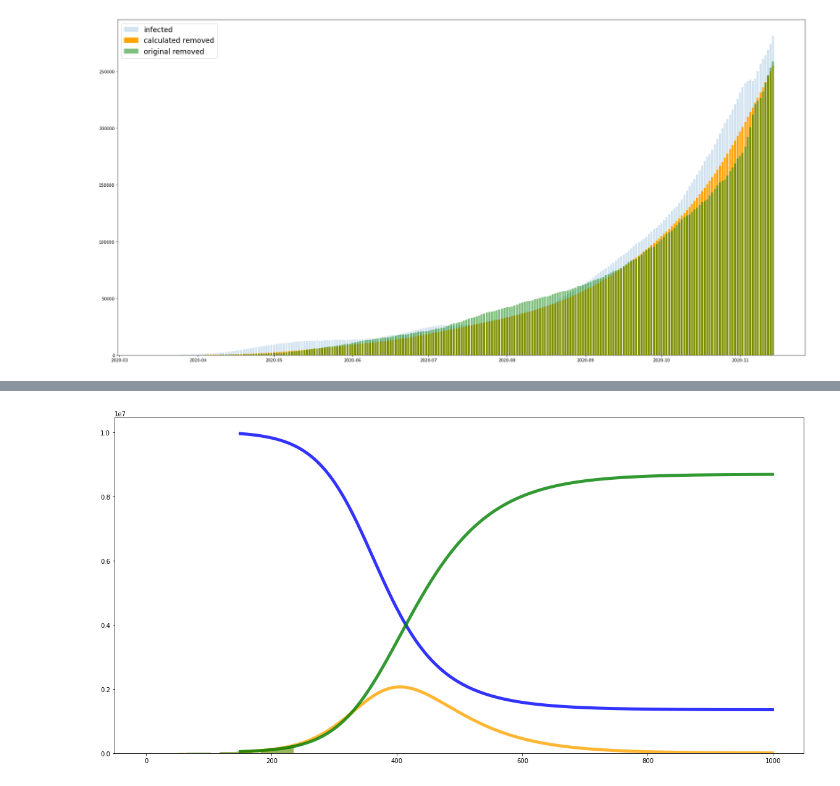
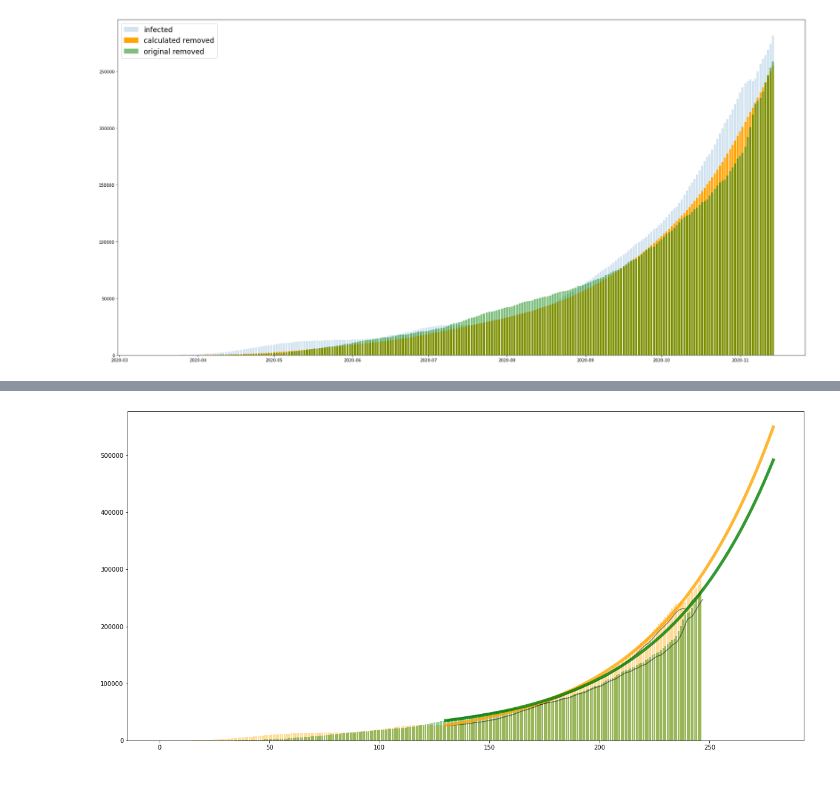
Before and after one commit to FelisLynx/corona_predictor, a Jupyter notebook: corona_predictor_SIR.ipynb, the cells around one changed output, grey strips where cells are left out. Drawn from its saved outputs; the diff is of its cells as text; code cells hidden in the pictures.

Commit message:
optimized infication rate, almost done, tbd: optimize recovery rate

```diff
--- a/corona_predictor_SIR.ipynb
+++ b/corona_predictor_SIR.ipynb
@@ -155,7 +155,7 @@ plt.show()
 #https://index.minfin.com.ua/ua/reference/people/
 #Nation = 41724000 #original minfin value
 
-Nation = 10000000
+Nation = 40000000
 
 infication_rate_arr = (Nation * (d_infected + d_removed)) / (infected * (Nation - infected - removed))
 
@@ -217,42 +217,75 @@ plt.show()
 #reproduction_rate = estim_infication_rate / estim_removal_rate
 #print("reproduction_rate =", reproduction_rate)
 
+from sklearn.metrics import mean_squared_error
+
 #starting on the edge is very unstable
-start_day = 150
-days = np.arange(1000)
+start_day = 130
+days = np.arange(280)
 days_slice = days[start_day:]
 
-#reference SIR to check our model
-Ir = [infected[start_day]]
-Sr = [Nation-I[0]]
-Rr = [removed[start_day]]
+#DEBUG!!!!!
+#inf_r_opt_coef[2]=0.038
 
-#calculated SIR based on approximated coefficients
-I = [infected[start_day]]
-S = [Nation-I[0]]
-R = [removed[start_day]]
+def calculate_SIR_arrays():
 
-#DEBUG!!!!!
-inf_r_opt_coef[2]=0.0405
+    #reference SIR to check our model
+    Ir = [infected[start_day]]
+    Sr = [Nation-Ir[0]]
+    Rr = [removed[start_day]]
 
-for t in days_slice:
-    if t<len(removal_rate_arr):
-        dr = int(removal_rate_arr[t]*Ir[-1])
-        ds = math.ceil((infication_rate_arr[t]) * Sr[-1] * Ir[-1] / Nation)
+    #calculated SIR based on approximated coefficients
+    I = [infected[start_day]]
+    S = [Nation-I[0]]
+    R = [removed[start_day]]
 
-        Sr.append(Sr[-1] - ds)
-        Ir.append(Ir[-1] + ds - dr)
-        Rr.append(Rr[-1] + dr)
+    for t in days_slice:
+        if t<len(removal_rate_arr):
+            dr = int(removal_rate_arr[t]*Ir[-1])
+            ds = math.ceil((infication_rate_arr[t]) * Sr[-1] * Ir[-1] / Nation)
+
+            Sr.append(Sr[-1] - ds)
+            Ir.append(Ir[-1] + ds - dr)
+            Rr.append(Rr[-1] + dr)
 
 
-    dr = int(removal_rate * I[-1])
-    ds = math.ceil((infication_rate_of_time(t, *inf_r_opt_coef)) * S[-1] * I[-1] / Nation)
+        dr = int(removal_rate * I[-1])
+        ds = math.ceil((infication_rate_of_time(t, *inf_r_opt_coef)) * S[-1] * I[-1] / Nation)
 
-    S.append(S[-1] - ds)
-    I.append(I[-1] + ds - dr)
-    R.append(R[-1] + dr)
+        S.append(S[-1] - ds)
+        I.append(I[-1] + ds - dr)
+        R.append(R[-1] + dr)
 
+    return(S,I,R,Sr,Ir,Rr)
 
+S,I,R,Sr,Ir,Rr = calculate_SIR_arrays()
+
+def get_rmse():
+    infected_slice = infected[start_day:]
+    rmse = mean_squared_error(infected_slice,
+                              I[:len(infected_slice)],
+                              squared=False)
+    return(rmse)
+
+step = 0.1
+rmse_arr = [get_rmse()]
+fuse = 0
+while 1:
+    #print(inf_r_opt_coef[2])
+    inf_r_opt_coef[2] = inf_r_opt_coef[2] * (1+step)
+    S,I,R,Sr,Ir,Rr = calculate_SIR_arrays()
+    rmse_arr.append(get_rmse())
+    if rmse_arr[-1]<rmse_arr[-2]:
+        step /= 2
+    else:
+        step *= -1
+    fuse += 1
+    if fuse>20: break
+    if abs(rmse_arr[-1]-rmse_arr[-2])<100: break
+
+print("β optimisations steps done =", len(rmse_arr))
+print("final infected RMSE =", int(rmse_arr[-1]))
+print("final inf_r_opt_coef[2] =", round(inf_r_opt_coef[2],3))
 
 plt.rcParams["figure.figsize"] = [20,10]
 fig = plt.figure()
@@ -261,14 +294,17 @@ fig = plt.figure()
 plt.bar(days[:len(infected[:len(days)])], infected[:len(days)], color="orange", alpha=0.4)
 plt.bar(days[:len(removed[:len(days)])], removed[:len(days)], color="green", alpha=0.4)
 
-plt.plot(days_slice[:len(Ir)], Ir, color="black", alpha=0.45)
-plt.plot(days_slice[:len(Rr)], Rr, color="black", alpha=0.45)
+##################
+#plt.plot(infected_slice)
+#plt.plot(I[:len(infected_slice)])
+##################
 
-plt.plot(days_slice, S[:-1], color="blue", lw=5., alpha=0.8)
+plt.plot(days_slice[:len(Ir)], Ir[:len(days)-start_day], color="black", alpha=0.45)
+plt.plot(days_slice[:len(Rr)], Rr[:len(days)-start_day], color="black", alpha=0.45)
+
+#plt.plot(days_slice, S[:-1], color="blue", lw=5., alpha=0.8)
 plt.plot(days_slice, I[:-1], color="orange", lw=5., alpha=0.8)
 plt.plot(days_slice, R[:-1], color="green", lw=5., alpha=0.8)
 
-
-
 plt.show()
 # %% [output]
@@ -275 +314 @@ plt.show()
-[figure, old version]
+[figure, new version]
```
Also changed, not shown: parts of 4 cells of this notebook.
